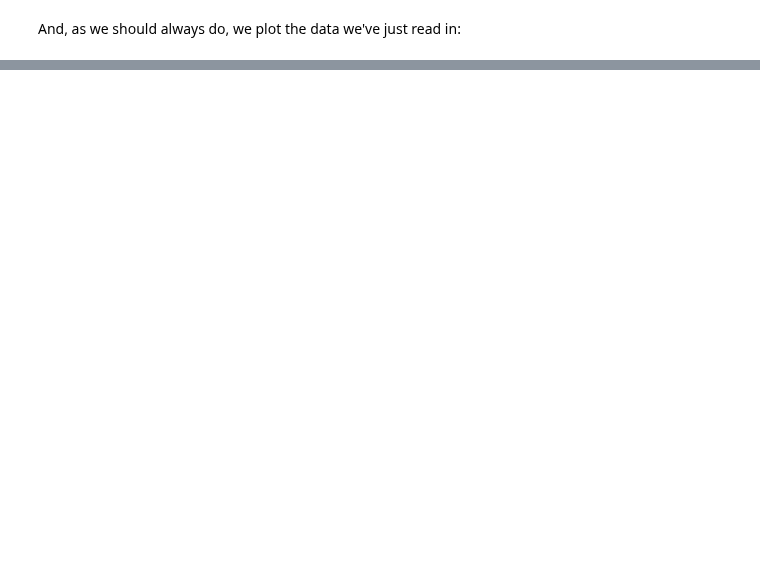
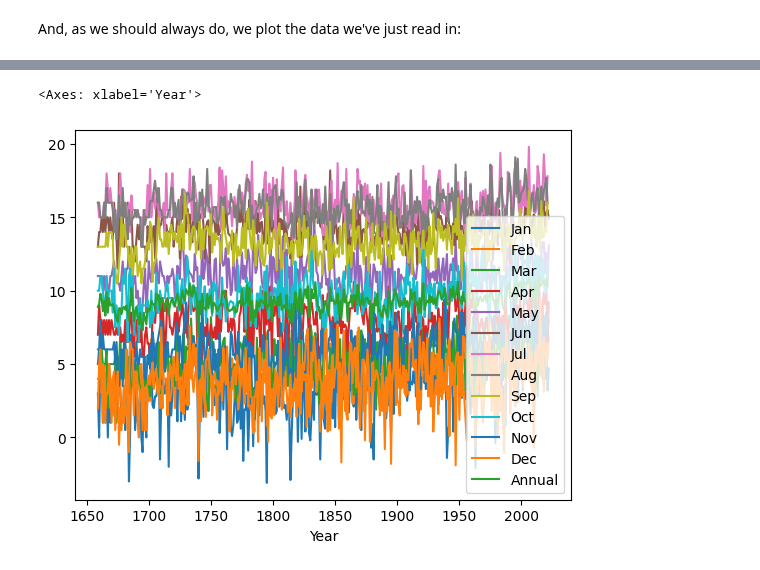
Before and after one commit to JGIBristol/environmental-data-analysis-in-python, a Jupyter notebook: answer_read_weather.ipynb, the cells around one changed output, grey strips where cells are left out. Saved outputs shown, nothing was run; the diff lists cells and outputs as text; code cells hidden in the pictures; blank space fills up the shorter version.

```diff
--- a/answer_read_weather.ipynb
+++ b/answer_read_weather.ipynb
@@ -26,0 +104,9 @@ temperature.plot()
+# %%
+temperature = pd.read_csv(
+    "https://milliams.com/courses/data_analysis_python/meantemp_monthly_totals.txt",
+    skiprows=4,
+    delim_whitespace=True,
+    index_col="Year",
+    na_values=["-99.9"]
+)
+temperature.tail()
@@ -26,0 +121,5 @@ temperature.plot()
+# %%
+temperature.plot()
+# %% [output]
+<Axes: xlabel='Year'>
+[figure, added]
```
Also changed, not shown: parts of 15 cells of this notebook.
